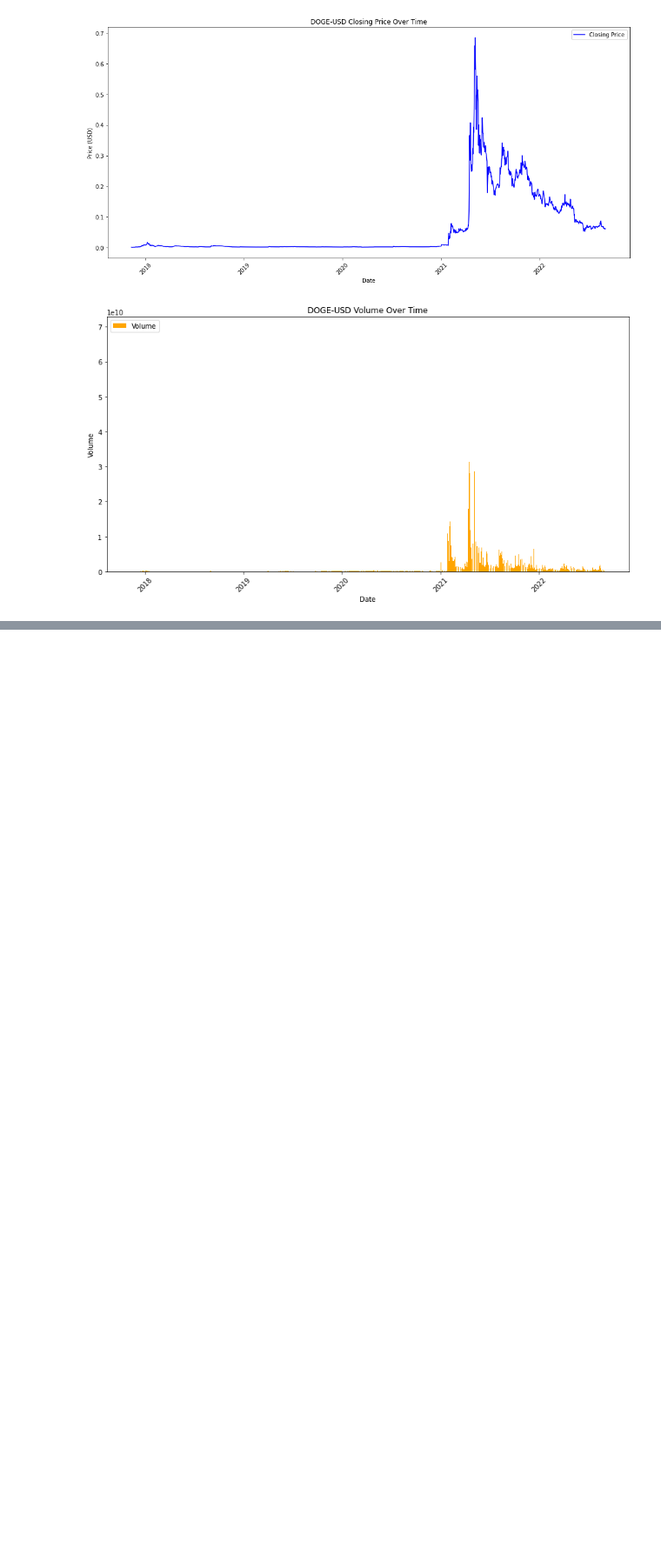
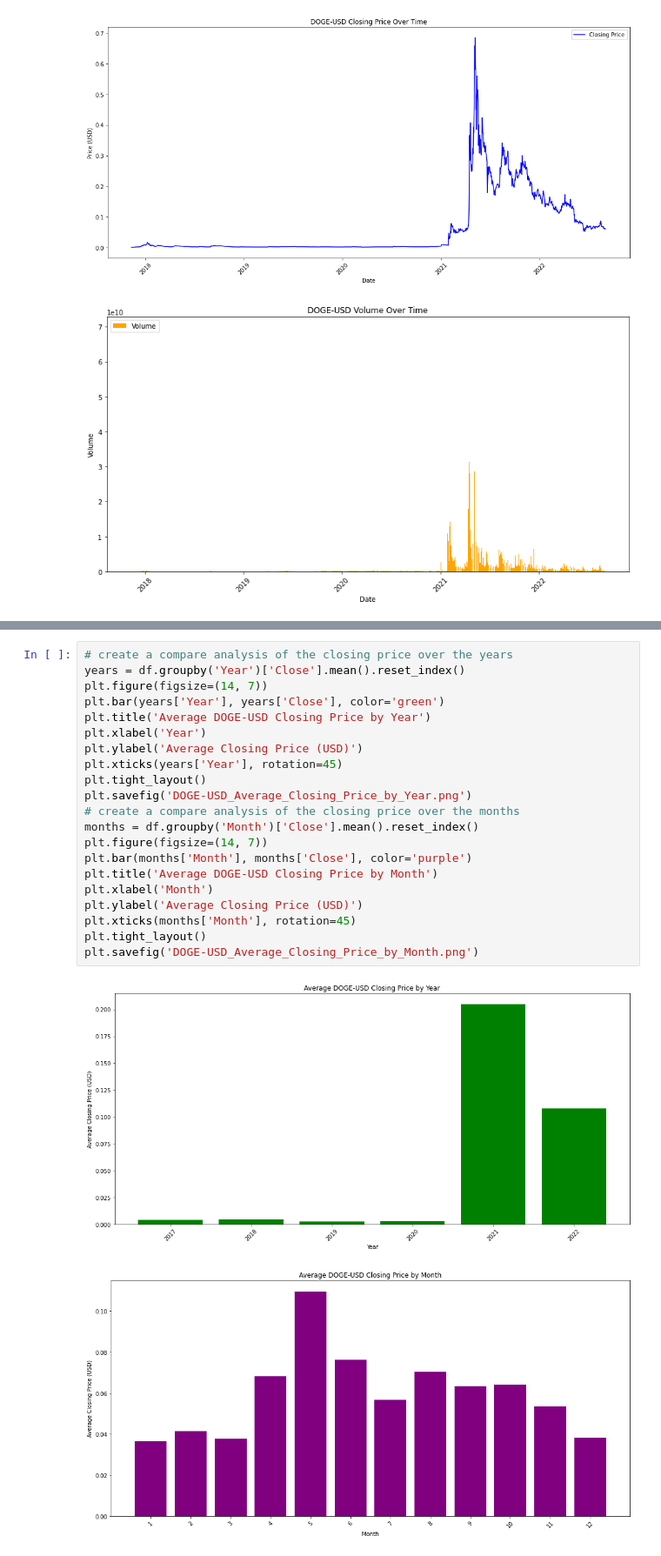
Before and after one commit to parekhrohan21/ml_analysis, a Jupyter notebook: doge_pred.ipynb, the cells around one changed output, grey strips where cells are left out. Shown: that part at 87% size. Drawn from its saved outputs; the diff is of its cells as text; blank space fills up the shorter version.

```diff
--- a/doge_pred.ipynb
+++ b/doge_pred.ipynb
@@ -124,0 +136,24 @@ Model Loss: nan
+# %%
+# create a compare analysis of the closing price over the years
+years = df.groupby('Year')['Close'].mean().reset_index()
+plt.figure(figsize=(14, 7))
+plt.bar(years['Year'], years['Close'], color='green')
+plt.title('Average DOGE-USD Closing Price by Year')
+plt.xlabel('Year')
+plt.ylabel('Average Closing Price (USD)')
+plt.xticks(years['Year'], rotation=45)
+plt.tight_layout()
+plt.savefig('DOGE-USD_Average_Closing_Price_by_Year.png')
+# create a compare analysis of the closing price over the months
+months = df.groupby('Month')['Close'].mean().reset_index()
+plt.figure(figsize=(14, 7))
+plt.bar(months['Month'], months['Close'], color='purple')
+plt.title('Average DOGE-USD Closing Price by Month')
+plt.xlabel('Month')
+plt.ylabel('Average Closing Price (USD)')
+plt.xticks(months['Month'], rotation=45)
+plt.tight_layout()
+plt.savefig('DOGE-USD_Average_Closing_Price_by_Month.png')
+# %% [output]
+[figure, added]
+[figure, added]
```
Also changed, not shown: parts of 2 cells of this notebook, 3 other files.
